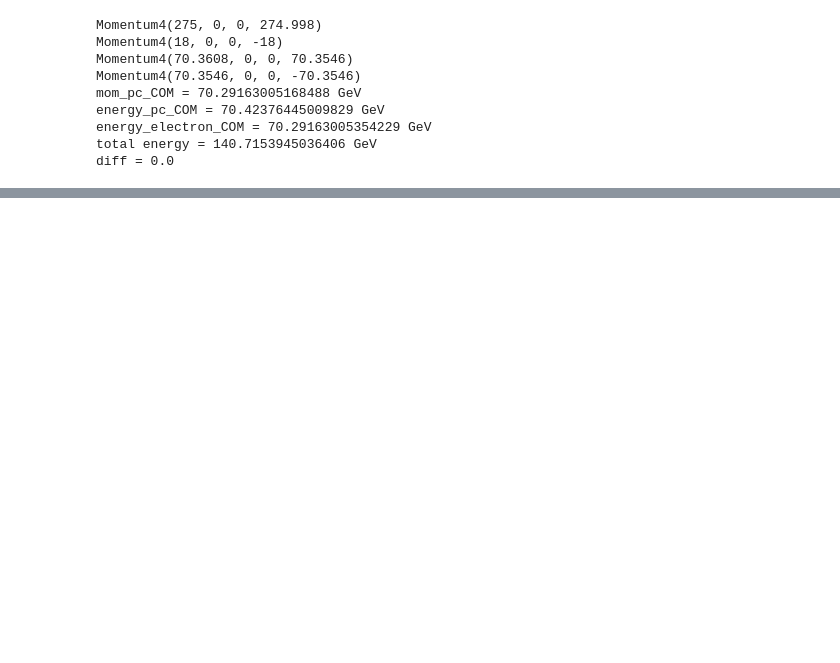
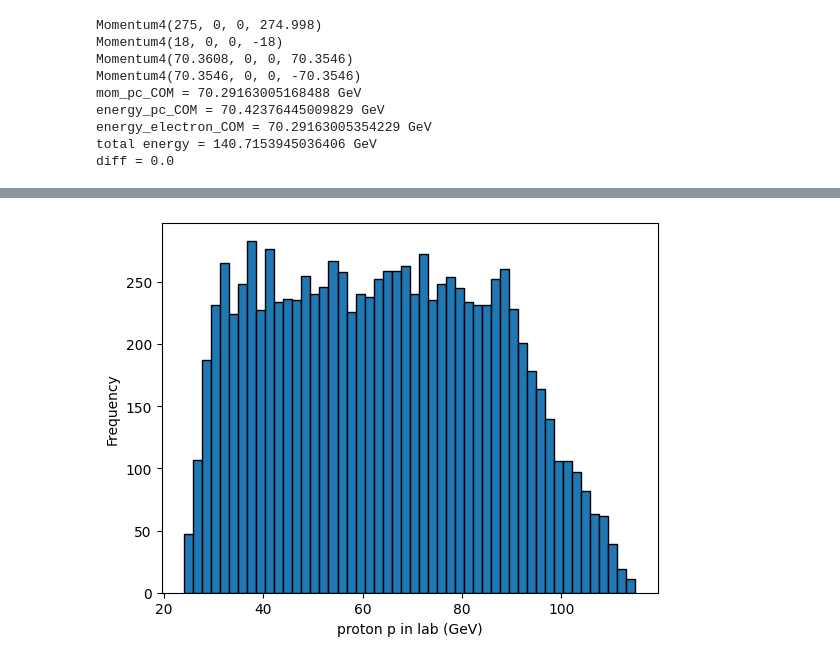
Before and after one commit to jazzitup/pentaquarkAna, a Jupyter notebook: hepmc_producer.ipynb, the cells around one changed output, grey strips where cells are left out. Saved outputs shown, nothing was run; the diff lists cells and outputs as text; code cells hidden in the pictures; blank space fills up the shorter version.

```diff
--- a/hepmc_producer.ipynb
+++ b/hepmc_producer.ipynb
@@ -1,7 +1,7 @@
 # %% [markdown]
 ## First, let's calculate the momentum of pentaquark from e+p center of mass frame.
 # %%
-nEvents = 100000
+nEvents = 10000
 maxTrialNumbers = 1000000000
 # %%
 import math
@@ -25,7 +25,7 @@ electronBeam_energy = 18
 # pentquarkEnergy1 = 100  # GeV in lab frame Lower limit
 # pentquarkEnergy2 = 200  # GeV in lab frame Upper limit
 pentaquarkEtaLow = 8  # low angle cut for generation
-pentaquarkEtaHigh = 5 # high angle for generation
+pentaquarkEtaHigh = 1.9 # high angle for generation
 pentaquarkTheta1 = 2*np.arctan( np.exp(-pentaquarkEtaLow))
 pentaquarkTheta2 = 2*np.arctan( np.exp(-pentaquarkEtaHigh))
 print (f"theta range: {pentaquarkTheta1} ~ {pentaquarkTheta2}")
@@ -127,6 +127,9 @@ pc_eta_COM_values = []
 pc_phi_COM_values = []
 pc_pt_COM_values = []
 
+
+proton_p_lab_values = []
+proton_eta_lab_values = []
 
     # NOW. Let's print HEPMC3 script.
 with open(outputFile, "w") as f:
@@ -282,6 +285,8 @@ A 0 signal_process_id 151
     proton_pt_values.append(proton_lab.p_t)
     proton_eta_values.append(proton_lab.eta)
 
+    proton_p_lab_values.append(proton_lab.p)
+    proton_eta_lab_values.append(proton_lab.eta)
     # print ( ele_lab.p_x + pos_lab.p_x - jpsi_lab.p_x)
 
     final_sum = ele_lab + pos_lab + proton_lab
@@ -337,3 +356,10 @@ plt.show()
+# %%
+plt.hist(proton_p_lab_values, bins=50, edgecolor='k')
+plt.xlabel(r"proton p in lab (GeV)")
+plt.ylabel("Frequency")
+plt.show()
+# %% [output]
+[figure, added]
 # %%
 # Plot the distribution of J/psi p_T
 plt.hist(jpsi_pt_values, bins=20, edgecolor='k')
```
Also changed, not shown: parts of 19 cells of this notebook, 3 other files.
